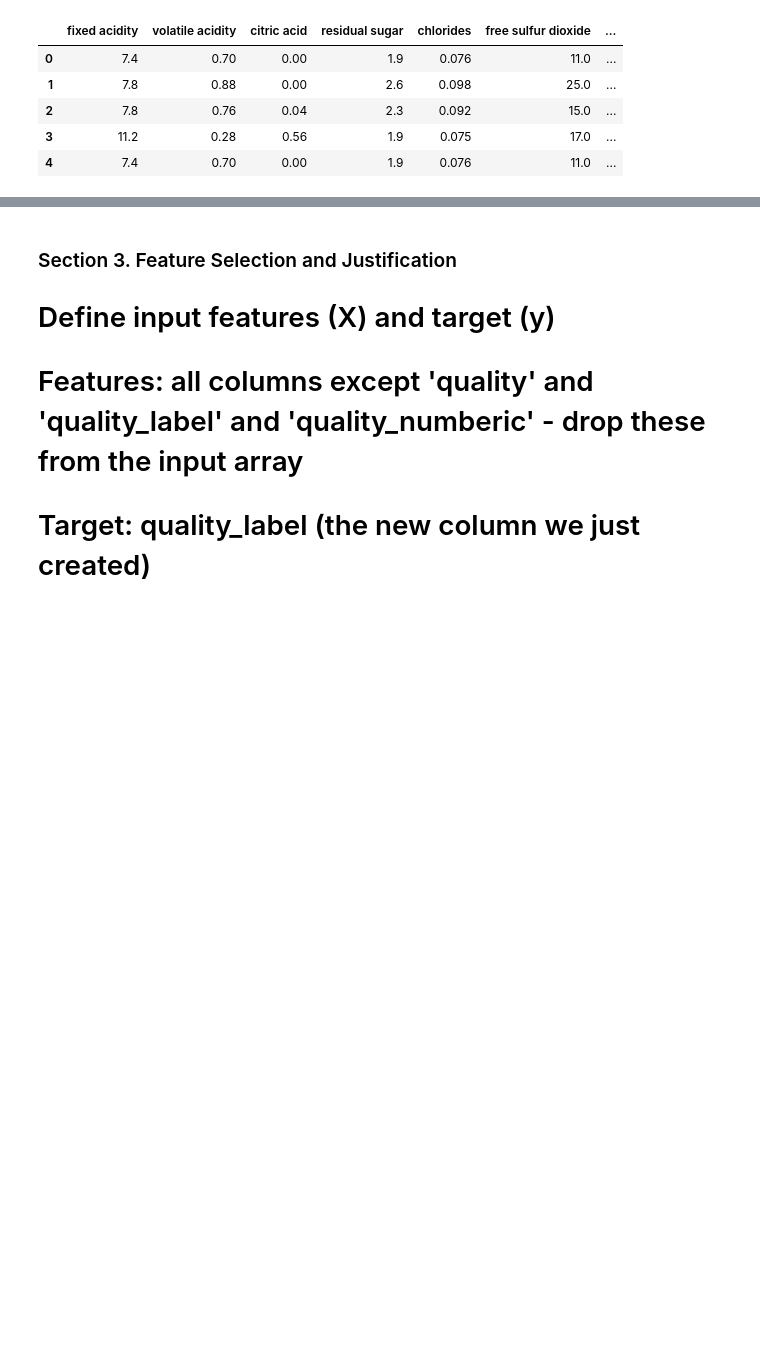
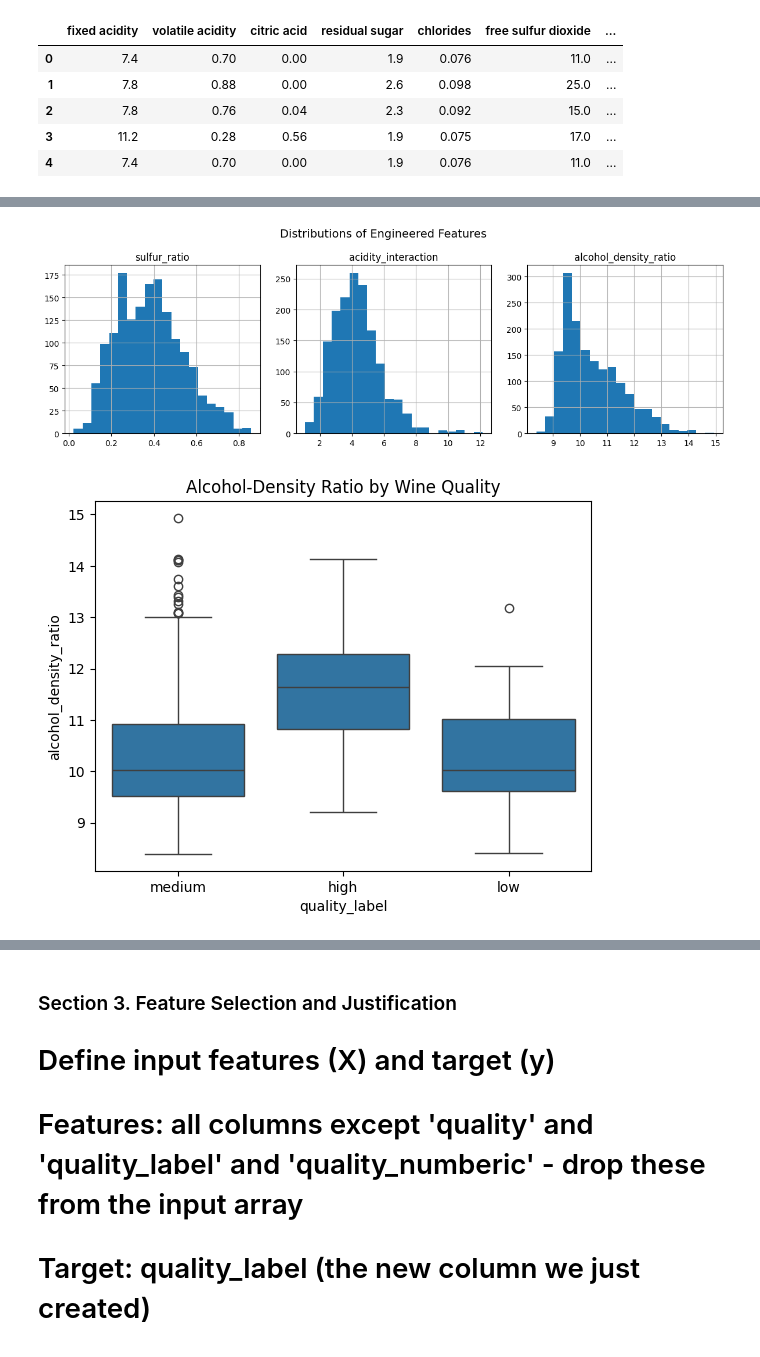
Before and after one commit to Data-Git-Hub/applied-ml-data-git-hub, a Jupyter notebook: lab05/ensemble-data-git-hub.ipynb, the cells around one changed output, grey strips where cells are left out. Drawn from its saved outputs; the diff is of its cells as text; code cells hidden in the pictures; blank space fills up the shorter version.

```diff
--- a/lab05/ensemble-data-git-hub.ipynb
+++ b/lab05/ensemble-data-git-hub.ipynb
@@ -141,0 +156,25 @@ df["quality_numeric"] = df["quality"].apply(quality_to_number)
+# %%
+# Feature 1: Sulfur dioxide ratio (free / total)
+df["sulfur_ratio"] = df["free sulfur dioxide"] / df["total sulfur dioxide"]
+df["sulfur_ratio"] = df["sulfur_ratio"].fillna(0)  # Replace any division errors with 0
+
+# Feature 2: Acidity interaction (fixed * volatile acidity)
+df["acidity_interaction"] = df["fixed acidity"] * df["volatile acidity"]
+
+# Feature 3: Alcohol per density ratio (alcohol / density)
+df["alcohol_density_ratio"] = df["alcohol"] / df["density"]
+
+# Plot histograms of the new features
+df[["sulfur_ratio", "acidity_interaction", "alcohol_density_ratio"]].hist(
+    bins=20, figsize=(12, 4), layout=(1, 3))
+plt.suptitle("Distributions of Engineered Features", fontsize=14)
+plt.tight_layout()
+plt.show()
+
+# Add back quality label for this plot if needed
+sns.boxplot(data=df, x="quality_label", y="alcohol_density_ratio")
+plt.title("Alcohol-Density Ratio by Wine Quality")
+plt.show()
+# %% [output]
+[figure, added]
+[figure, added]
```
Also changed, not shown: parts of 10 cells of this notebook, 1 other file.
